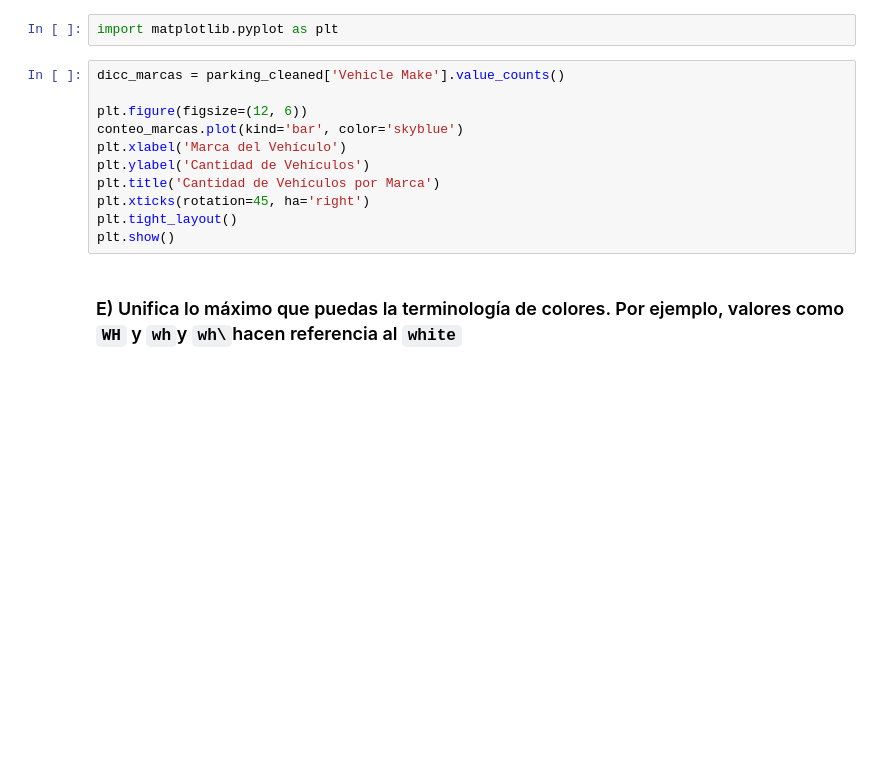
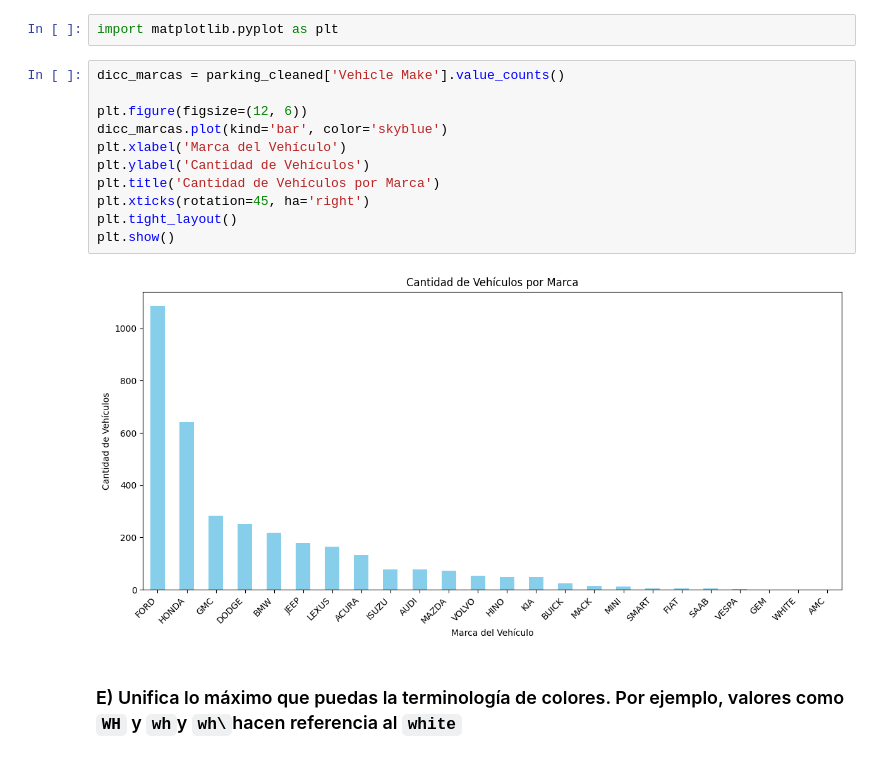
Before and after one commit to llorenscapotorres/ProyectoPandas, a Jupyter notebook: ProyectoPandas_Github.ipynb, the cells around one changed output. Saved outputs shown, nothing was run; the diff lists cells and outputs as text; blank space fills up the shorter version.

```diff
--- a/ProyectoPandas_Github.ipynb
+++ b/ProyectoPandas_Github.ipynb
@@ -88,13 +88,15 @@ import matplotlib.pyplot as plt
 # %%
 dicc_marcas = parking_cleaned['Vehicle Make'].value_counts()
 
 plt.figure(figsize=(12, 6))
-conteo_marcas.plot(kind='bar', color='skyblue')
+dicc_marcas.plot(kind='bar', color='skyblue')
 plt.xlabel('Marca del Vehículo')
 plt.ylabel('Cantidad de Vehículos')
 plt.title('Cantidad de Vehículos por Marca')
 plt.xticks(rotation=45, ha='right')
 plt.tight_layout()
 plt.show()
+# %% [output]
+[figure, added]
 # %% [markdown]
 ### E) Unifica lo máximo que puedas la terminología de colores. Por ejemplo, valores como `WH` y `wh`y `wh\`hacen referencia al `white`
```
Also changed, not shown: parts of 3 cells of this notebook.
